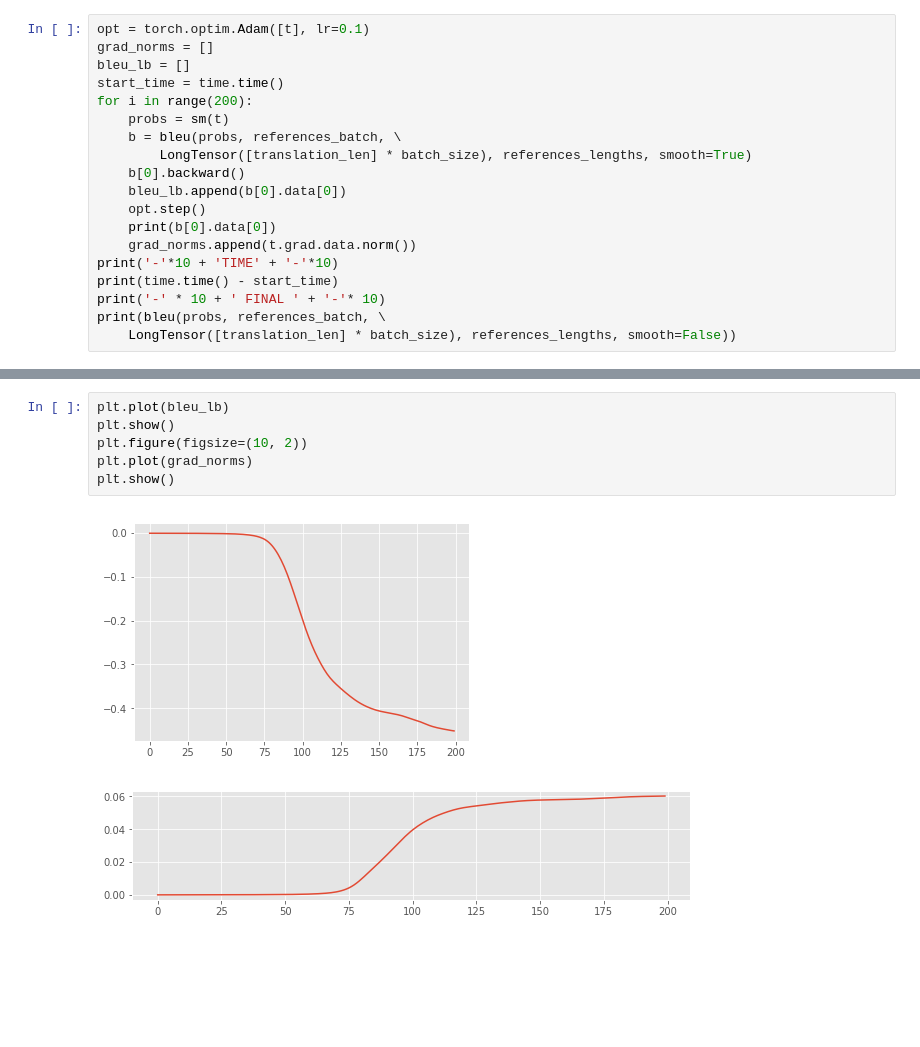
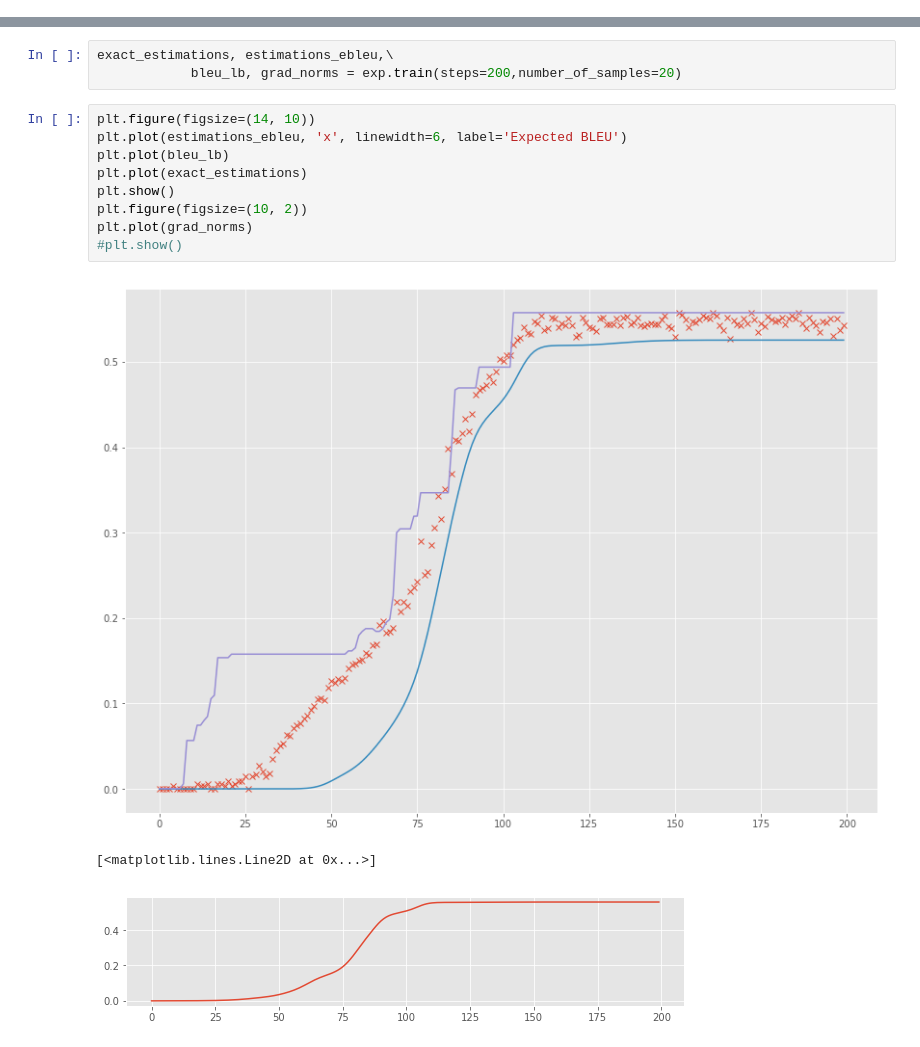
Before and after one commit to deeppavlov/expected_bleu, a Jupyter notebook: multiBLEU_results.ipynb, the cells around one changed output, grey strips where cells are left out. Drawn from its saved outputs; the diff is of its cells as text; blank space fills up the shorter version.

Commit message:
refactor multibleu, add plot

```diff
--- a/multiBLEU_results.ipynb
+++ b/multiBLEU_results.ipynb
@@ -61,19 +46,0 @@ references_batch = generate_batch_references(references_lengths, vocab_size)
-# %%
-opt = torch.optim.Adam([t], lr=0.1)
-grad_norms = []
-bleu_lb = []
-start_time = time.time()
-for i in range(200):
-    probs = sm(t)
-    b = bleu(probs, references_batch, \
-        LongTensor([translation_len] * batch_size), references_lengths, smooth=True)
-    b[0].backward()
-    bleu_lb.append(b[0].data[0])
-    opt.step()
-    print(b[0].data[0])
-    grad_norms.append(t.grad.data.norm())
-print('-'*10 + 'TIME' + '-'*10)
-print(time.time() - start_time)
-print('-' * 10 + ' FINAL ' + '-'* 10)
-print(bleu(probs, references_batch, \
-    LongTensor([translation_len] * batch_size), references_lengths, smooth=False))
@@ -80,9 +112,16 @@ print(bleu(probs, references_batch, \
+# %%
+exact_estimations, estimations_ebleu,\
+            bleu_lb, grad_norms = exp.train(steps=200,number_of_samples=20)
 # %%
+plt.figure(figsize=(14, 10))
+plt.plot(estimations_ebleu, 'x', linewidth=6, label='Expected BLEU')
 plt.plot(bleu_lb)
+plt.plot(exact_estimations)
 plt.show()
 plt.figure(figsize=(10, 2))
 plt.plot(grad_norms)
-plt.show()
+#plt.show()
 # %% [output]
-[figure, old version]
+[figure, new version]
+[<matplotlib.lines.Line2D at 0x...>]
-[figure, old version]
+[figure, new version]
```
Also changed, not shown: parts of 5 cells of this notebook, 3 other files.
